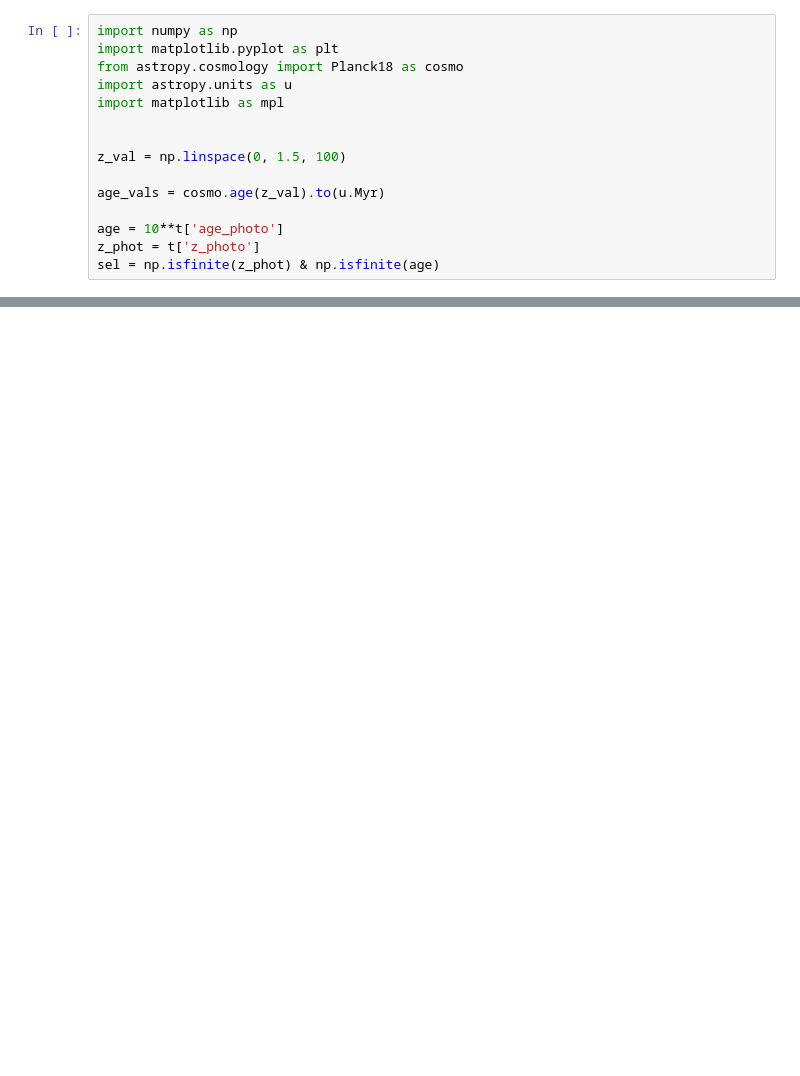
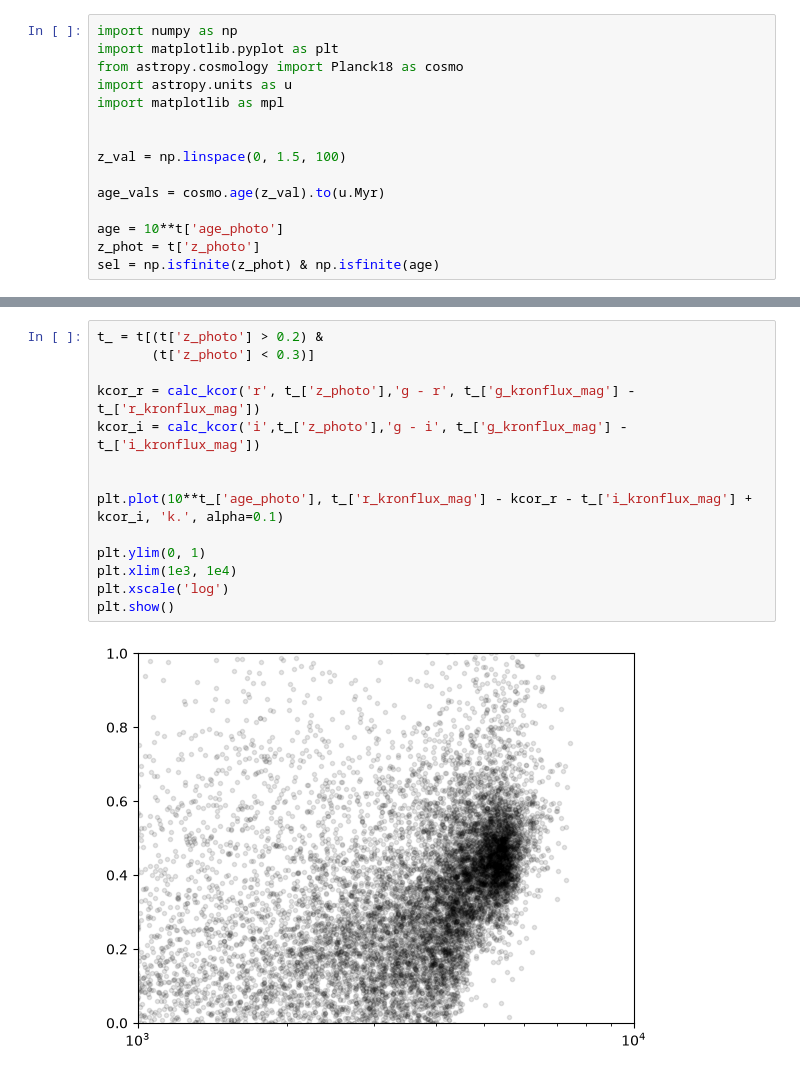
Before and after one commit to astrodeepnet/vae_mpoe, a Jupyter notebook: z_age.ipynb, the cells around one changed output, grey strips where cells are left out. Saved outputs shown, nothing was run; the diff lists cells and outputs as text; blank space fills up the shorter version.

```diff
--- a/z_age.ipynb
+++ b/z_age.ipynb
@@ -30,0 +77,16 @@ plt.show()
+# %%
+t_ = t[(t['z_photo'] > 0.2) &
+       (t['z_photo'] < 0.3)]
+
+kcor_r = calc_kcor('r', t_['z_photo'],'g - r', t_['g_kronflux_mag'] - t_['r_kronflux_mag'])
+kcor_i = calc_kcor('i',t_['z_photo'],'g - i', t_['g_kronflux_mag'] - t_['i_kronflux_mag'])
+
+
+plt.plot(10**t_['age_photo'], t_['r_kronflux_mag'] - kcor_r - t_['i_kronflux_mag'] + kcor_i, 'k.', alpha=0.1)
+
+plt.ylim(0, 1)
+plt.xlim(1e3, 1e4)
+plt.xscale('log')
+plt.show()
+# %% [output]
+[figure, added]
```
Also changed, not shown: parts of 4 cells of this notebook, 4 other files.
